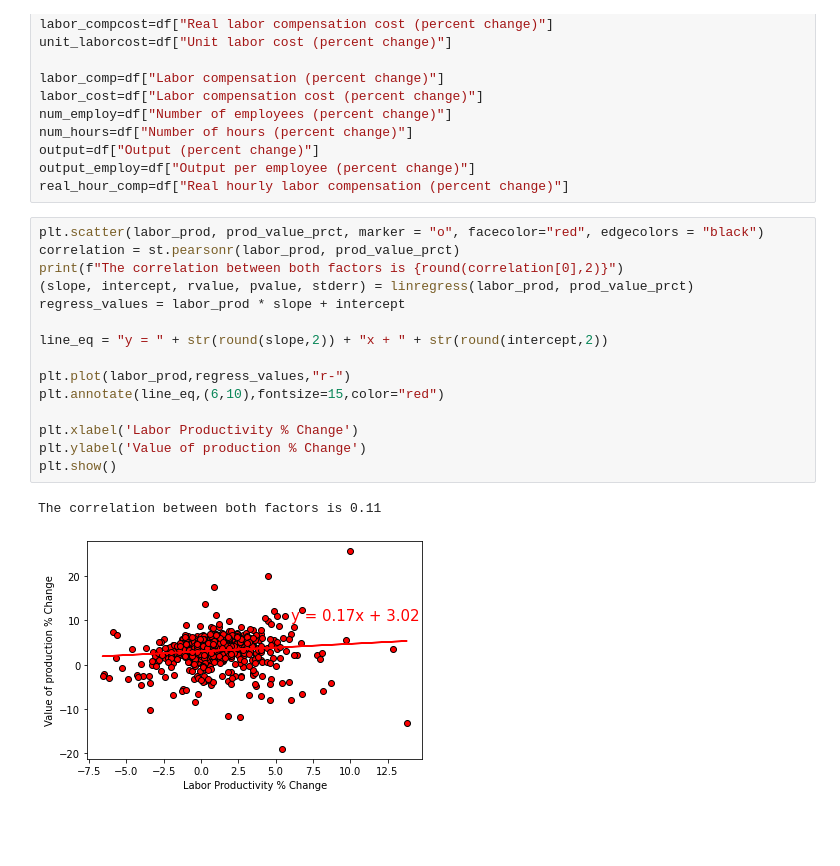
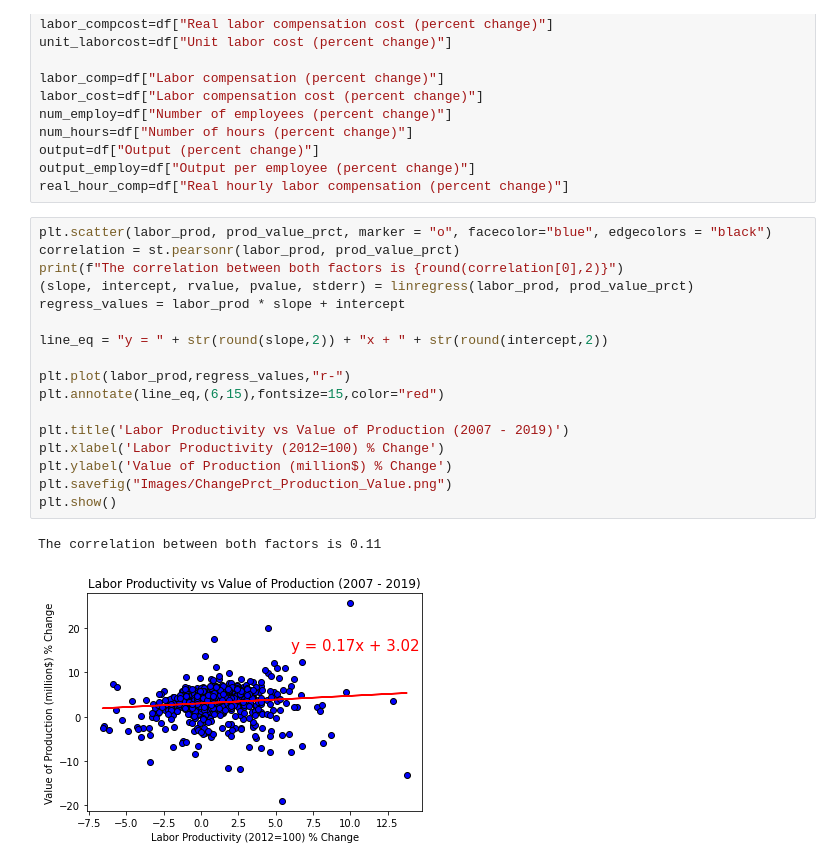
Before and after one commit to Blashford/Next-Factory-ACME, a Jupyter notebook: Comparisons .ipynb, the cells around one changed output. Drawn from its saved outputs; the diff is of its cells as text; blank space fills up the shorter version.

Commit message:
finalize charts

```diff
--- a/Comparisons .ipynb
+++ b/Comparisons .ipynb
@@ -67,21 +67,23 @@ output=df["Output (percent change)"]
 output_employ=df["Output per employee (percent change)"]
 real_hour_comp=df["Real hourly labor compensation (percent change)"]
 # %%
-plt.scatter(labor_prod, prod_value_prct, marker = "o", facecolor="red", edgecolors = "black")
+plt.scatter(labor_prod, prod_value_prct, marker = "o", facecolor="blue", edgecolors = "black")
 correlation = st.pearsonr(labor_prod, prod_value_prct)
 print(f"The correlation between both factors is {round(correlation[0],2)}")
 (slope, intercept, rvalue, pvalue, stderr) = linregress(labor_prod, prod_value_prct)
 regress_values = labor_prod * slope + intercept
 
 line_eq = "y = " + str(round(slope,2)) + "x + " + str(round(intercept,2))
 
 plt.plot(labor_prod,regress_values,"r-")
-plt.annotate(line_eq,(6,10),fontsize=15,color="red")
+plt.annotate(line_eq,(6,15),fontsize=15,color="red")
 
-plt.xlabel('Labor Productivity % Change')
-plt.ylabel('Value of production % Change')
+plt.title('Labor Productivity vs Value of Production (2007 - 2019)')
+plt.xlabel('Labor Productivity (2012=100) % Change')
+plt.ylabel('Value of Production (million$) % Change')
+plt.savefig("Images/ChangePrct_Production_Value.png")
 plt.show()
 # %% [output]
 The correlation between both factors is 0.11
-[figure, old version]
+[figure, new version]
 # %%
```
Also changed, not shown: parts of 15 cells of this notebook, 22 other files.
